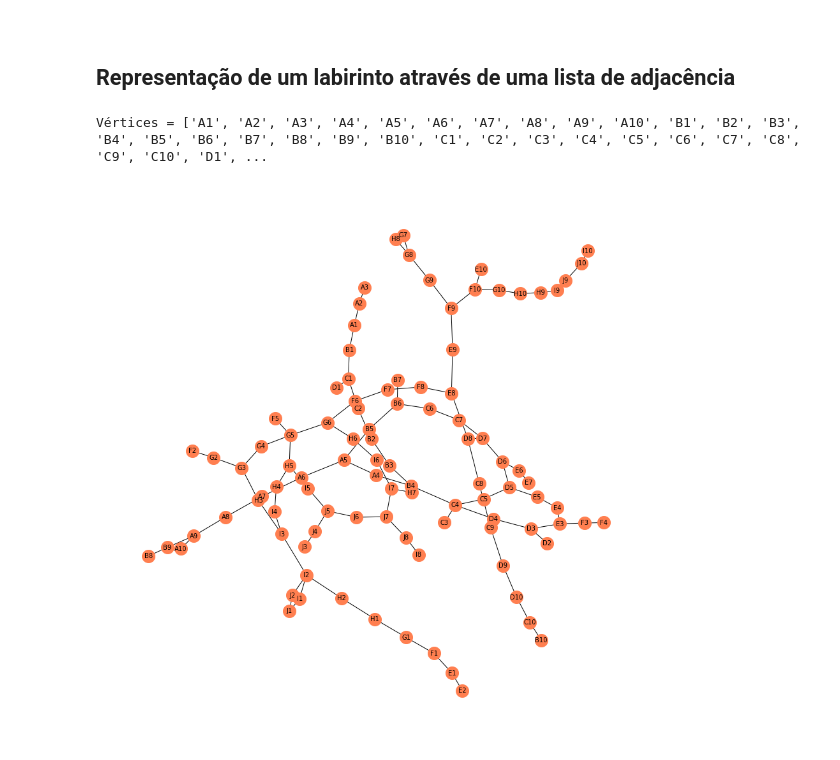
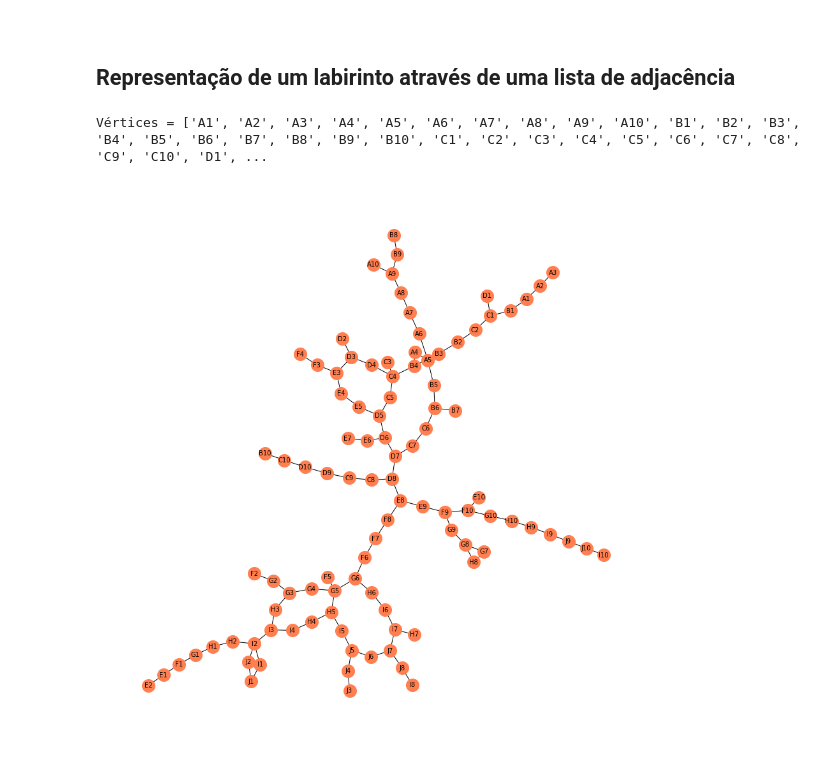
Before and after one commit to eduardo-ono/Teoria-dos-Grafos-e-Aplicacoes, a Jupyter notebook: conteudo-teorico/04-busca-caminhamento/aplicacoes/labirintos/labirintos.ipynb, the cells around one changed output. Saved outputs shown, nothing was run; the diff lists cells and outputs as text; code cells hidden in the pictures.

```diff
--- a/conteudo-teorico/04-busca-caminhamento/aplicacoes/labirintos/labirintos.ipynb
+++ b/conteudo-teorico/04-busca-caminhamento/aplicacoes/labirintos/labirintos.ipynb
@@ -20,32 +20,33 @@
 import networkx as nx
 import matplotlib.pyplot as plt
 
 nx_draw_opt = {
     'node_size': 400,
     'node_color': 'coral',
     'font_size': 10,
     'with_labels': True
 }
 
 linhas = [
     'A1 A2 B1', 'A2 A3', 'A4 A5 B4', 'A5 A6 B5', 'A6 A7', 'A7 A8', 'A8 A9', 'A9 A10 B9',
     'B1 C1', 'B2 B3 C2', 'B3 B4', 'B4 C4', 'B5 B6', 'B6 B7 C6', 'B8 B9', 'B10 C10',
     'C1 C2 D1', 'C3 C4', 'C4 C5 D4', 'C5 D5', 'C6 C7', 'C7 D7', 'C8 C9 D8', 'C9 D9', 'C10 D10',
     'D2 D3', 'D3 D4 E3', 'D5 D6 E5', 'D6 D7 E6', 'D7 D8', 'D8 E8', 'D9 D10',
     'E1 E2 F1', 'E3 E4 F3', 'E4 E5', 'E6 E7', 'E8 E9 F8', 'E9 F9', 'E10 F10',
     'F1 G1', 'F2 G2', 'F3 F4', 'F5 G5', 'F6 F7 G6', 'F7 F8', 'F9 F10 G9', 'F10 G10',
     'G1 H1', 'G2 G3', 'G3 G4 H3', 'G4 G5', 'G5 G6 H5', 'G6 H6', 'G7 G8 H8', 'G8 G9 H8', 'G10 H10',
     'H1 H2', 'H2 I2', 'H3 I3', 'H4 H5 I4', 'H5 I5', 'H6 I6', 'H7 I7', 'H9 H10 I9',
     'I1 I2 J1', 'I2 I3 J2', 'I3 I4', 'I5 J5', 'I6 I7', 'I7 J7', 'I8 J8', 'I9 J9', 'I10 J10',
     'J1 J2', 'J3 J4', 'J4 J5', 'J5 J6', 'J6 J7', 'J7 J8', 'J9 J10'
 ]
 G = nx.parse_adjlist(linhas)
 nodes = [chr(value) + str(i) for value in range(ord('A'), ord('K')) for i in range(1, 11)]
 G.add_nodes_from(nodes)
 print('Vértices =', nodes)
-pos = nx.spring_layout(G, seed=5)
+# pos = nx.spring_layout(G, seed=5)
+pos = nx.kamada_kawai_layout(G)
 plt.figure(figsize=[12, 12])
 nx.draw(G, pos, **nx_draw_opt)
 # %% [output]
 Vértices = ['A1', 'A2', 'A3', 'A4', 'A5', 'A6', 'A7', 'A8', 'A9', 'A10', 'B1', 'B2', 'B3', 'B4', 'B5', 'B6', 'B7', 'B8', 'B9', 'B10', 'C1', 'C2', 'C3', 'C4', 'C5', 'C6', 'C7', 'C8', 'C9', 'C10', 'D1', ...
-[figure, old version]
+[figure, new version]
```
